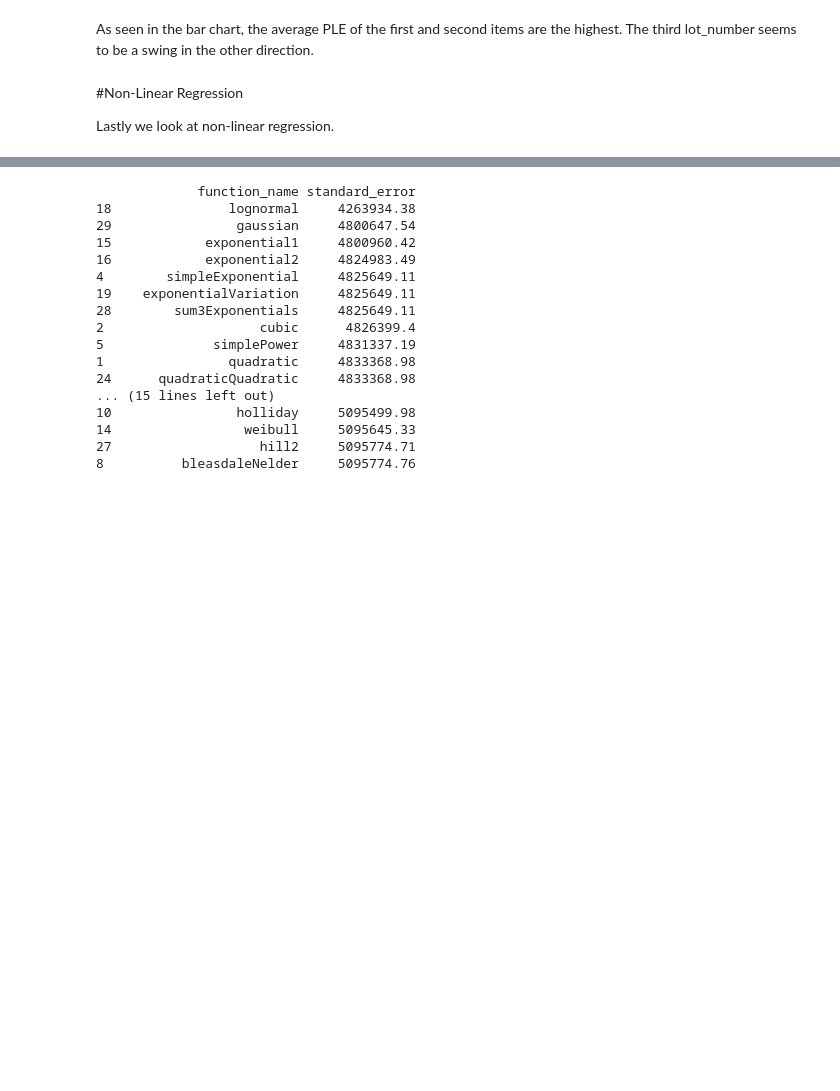
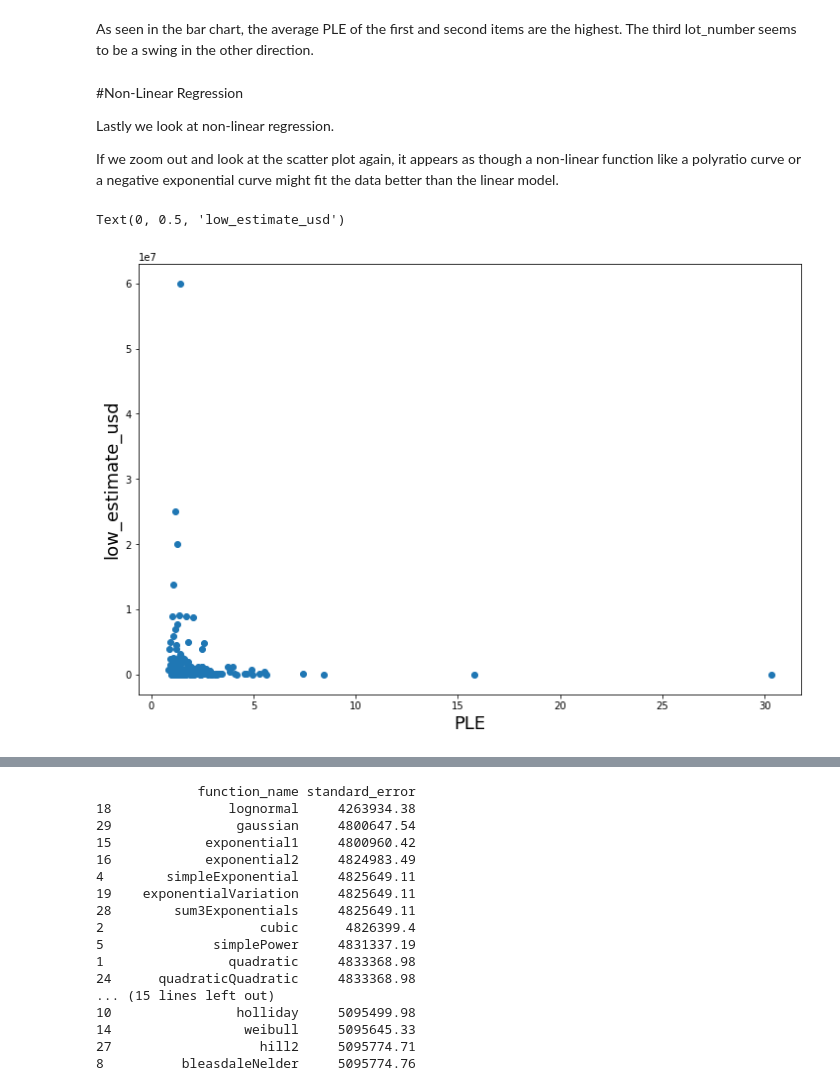
Before and after one commit to sjosephnyc1987/Learn-TensorFlow, a Jupyter notebook: SJoseph_MasteWorks_Assignment.ipynb, the cells around one changed output, grey strips where cells are left out. Drawn from its saved outputs; the diff is of its cells as text; code cells hidden in the pictures; blank space fills up the shorter version.

```diff
--- a/SJoseph_MasteWorks_Assignment.ipynb
+++ b/SJoseph_MasteWorks_Assignment.ipynb
@@ -243,7 +248,19 @@ Text(0.5, 1.0, 'PLE vs lot_number')
 [figure]
 # %% [markdown]
 As seen in the bar chart, the average PLE of the first and second items are the highest. The third lot_number seems to be a swing in the other direction.
-# %% [markdown]
-#Non-Linear Regression
-
-Lastly we look at non-linear regression.
+# %% [markdown]
+#Non-Linear Regression
+
+Lastly we look at non-linear regression.
+
+If we zoom out and look at the scatter plot again, it appears as though a non-linear function like a polyratio curve or a negative exponential curve might fit the data better than the linear model.
+# %%
+fig, ax = plt.subplots(figsize=(12,8))
+ax.scatter(X, y)
+#ax.set_xlim(1, 5)
+#ax.set_ylim(0, 3000000);
+ax.set_xlabel("PLE",fontsize=18)
+ax.set_ylabel("low_estimate_usd",fontsize=18)
+# %% [output]
+Text(0, 0.5, 'low_estimate_usd')
+[figure, added]
```
Also changed, not shown: parts of 8 cells of this notebook.
